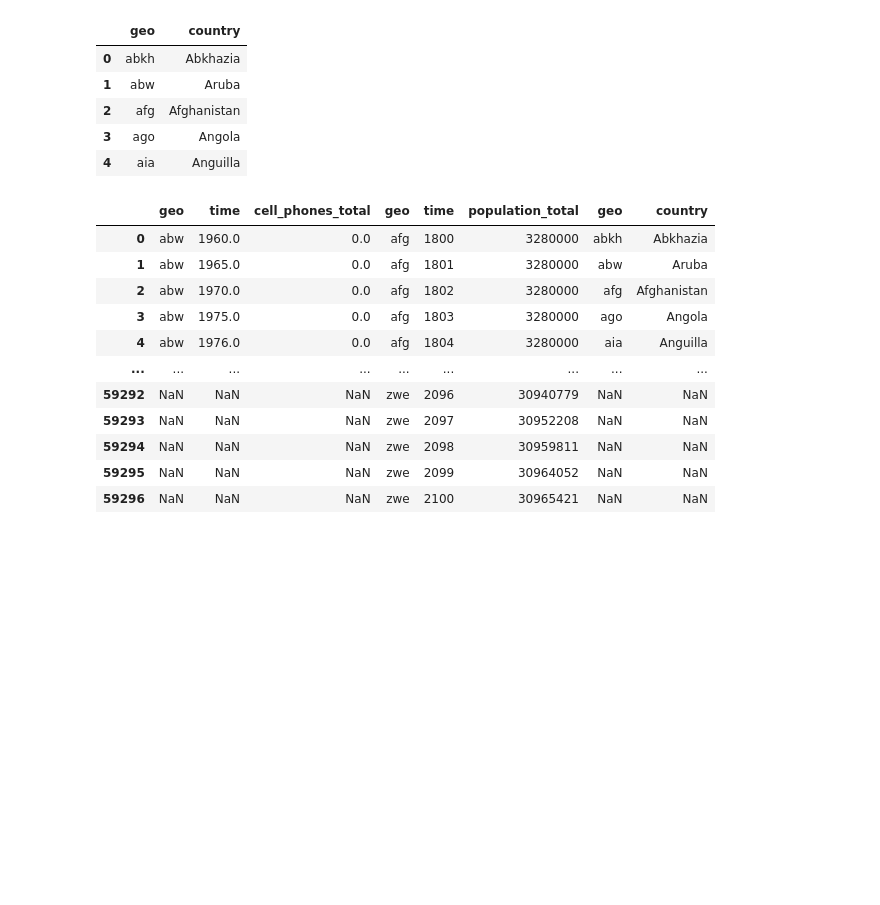
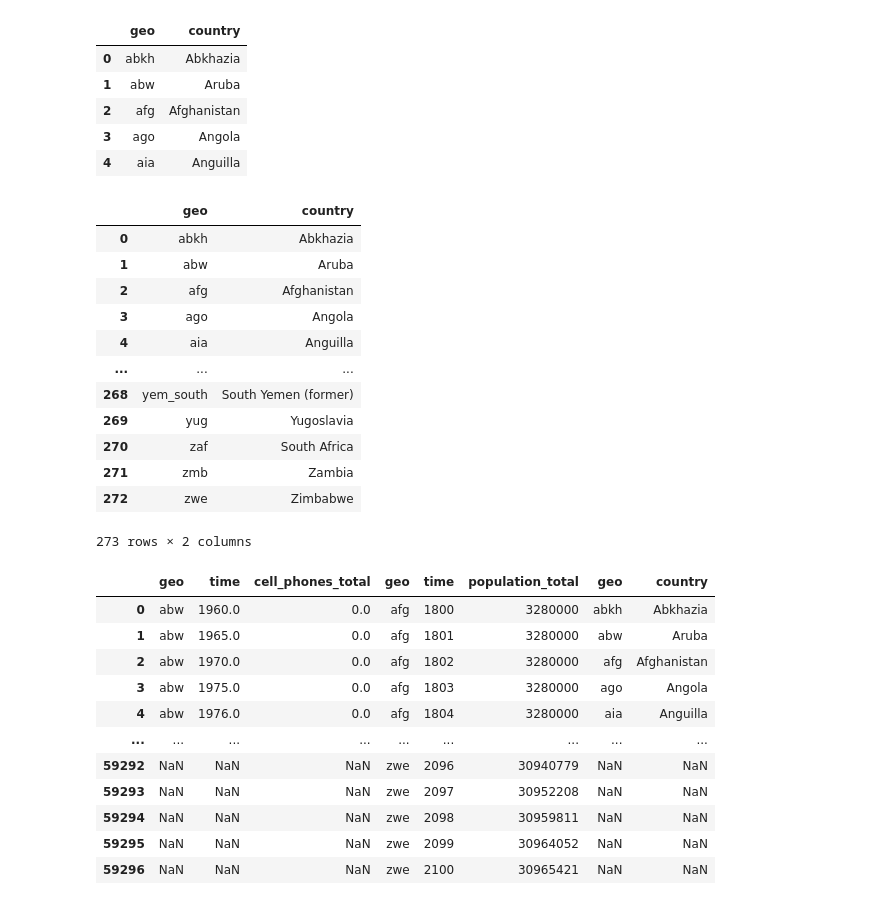
Before and after one commit to marianvinas/DS-Unit-1-Sprint-1-Data-Wrangling-and-Storytelling-1, a Jupyter notebook: DS_Unit_1_Sprint_Challenge_1_Data_Wrangling_and_Storytelling.ipynb, the cells around one changed output. Cells and saved outputs as stored; diff of their text form; code cells hidden in the pictures; blank space fills up the shorter version.

```diff
--- a/DS_Unit_1_Sprint_Challenge_1_Data_Wrangling_and_Storytelling.ipynb
+++ b/DS_Unit_1_Sprint_Challenge_1_Data_Wrangling_and_Storytelling.ipynb
@@ -148,4 +148,20 @@ geo_country_codes.head()
 | 2 | afg | Afghanistan |
 | 3 | ago | Angola |
 | 4 | aia | Anguilla |
+# %%
+geo_country_codes[['geo', 'country']]
+# %% [output]
+|  | geo | country |
+| 0 | abkh | Abkhazia |
+| 1 | abw | Aruba |
+| 2 | afg | Afghanistan |
+| 3 | ago | Angola |
+| 4 | aia | Anguilla |
+| ... | ... | ... |
+| 268 | yem_south | South Yemen (former) |
+| 269 | yug | Yugoslavia |
+| 270 | zaf | South Africa |
+| 271 | zmb | Zambia |
+| 272 | zwe | Zimbabwe |
+273 rows × 2 columns
 # %%
```
Also changed, not shown: parts of 5 cells of this notebook.
